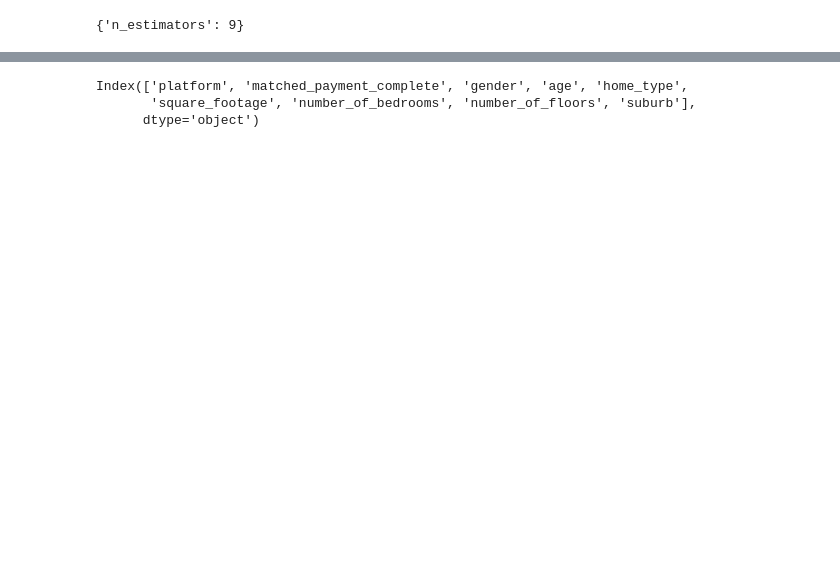
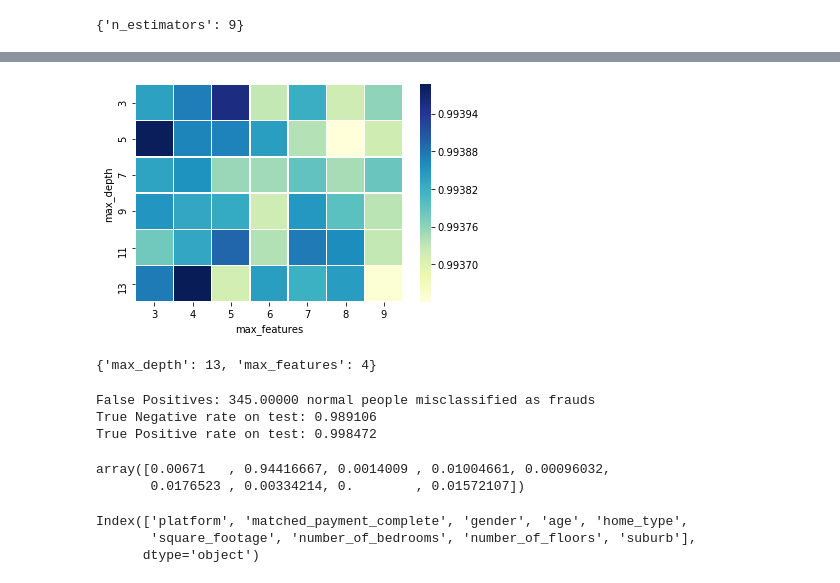
Before and after one commit to jerryUNSW/fraud_detect, a Jupyter notebook: Modeling.ipynb, the cells around one changed output, grey strips where cells are left out. Cells and saved outputs as stored; diff of their text form; code cells hidden in the pictures; blank space fills up the shorter version.

```diff
--- a/Modeling.ipynb
+++ b/Modeling.ipynb
@@ -254,0 +271,7 @@ grid.best_params_
+# %%
+param_test2 = {'max_depth':range(3,14,2),
+               'max_features':range(3,10)
+              }
+clf = RandomForestClassifier(random_state=100, n_estimators = 9)
+grid_2 = GridSearchCV(clf, param_test2, cv=5, scoring='roc_auc',return_train_score=False)
+grid_2.fit(X_train_,Y_train_)
@@ -255,3 +290,48 @@ grid.best_params_
+# %%
+Index = list(range(3,14,2))
+Cols = list(range(3,10))
+df = pd.DataFrame(grid_2.cv_results_["mean_test_score"].reshape((6,7)), index=Index, columns=Cols)
+sns.heatmap(df,linewidths=.5,cmap="YlGnBu")
+plt.xlabel('max_features')
+plt.ylabel('max_depth')
+plt.show()
+# %% [output]
+[figure, added]
+# %%
+grid_2.best_params_
+# %% [output]
+{'max_depth': 13, 'max_features': 4}
+# %%
+# taking the optimal parameter combinations, train a model and examine results in test set
+clf = RandomForestClassifier(random_state=100, n_estimators = 9,max_depth=13,max_features=4)
+
+clf.fit(X_train_, Y_train_)
+
+pred_label = pd.Series(clf.predict(X_test_))
+y_test_ = pd.Series(Y_test_.tolist())
+
+# True Negative rate on test:  TN / N
+TN = ((y_test_ == pred_label)&(y_test_==0) ).sum()
+TP = ((y_test_ == pred_label)&(y_test_==1) ).sum()
+
+TNR = TN / (len(Y_test_)- Y_test_.sum())
+TPR = TP/ Y_test_.sum()
+
+FP = ((y_test_ != pred_label)&(y_test_==0) ).sum()
+print("False Positives: {:.5f} normal people misclassified as frauds".format(FP))
+
+print("True Negative rate on test: {:.6f}".format(TNR))
+# print("True Positives: {:.5f}".format(TP))
+print("True Positive rate on test: {:.6f}".format(TPR))
+# %% [output]
+False Positives: 345.00000 normal people misclassified as frauds
+True Negative rate on test: 0.989106
+True Positive rate on test: 0.998472
+# %%
+clf.feature_importances_
+# %% [output]
+array([0.00671   , 0.94416667, 0.0014009 , 0.01004661, 0.00096032,
+       0.0176523 , 0.00334214, 0.        , 0.01572107])
 # %%
 X_train_.columns
 # %% [output]
```
Also changed, not shown: parts of 15 cells of this notebook.
